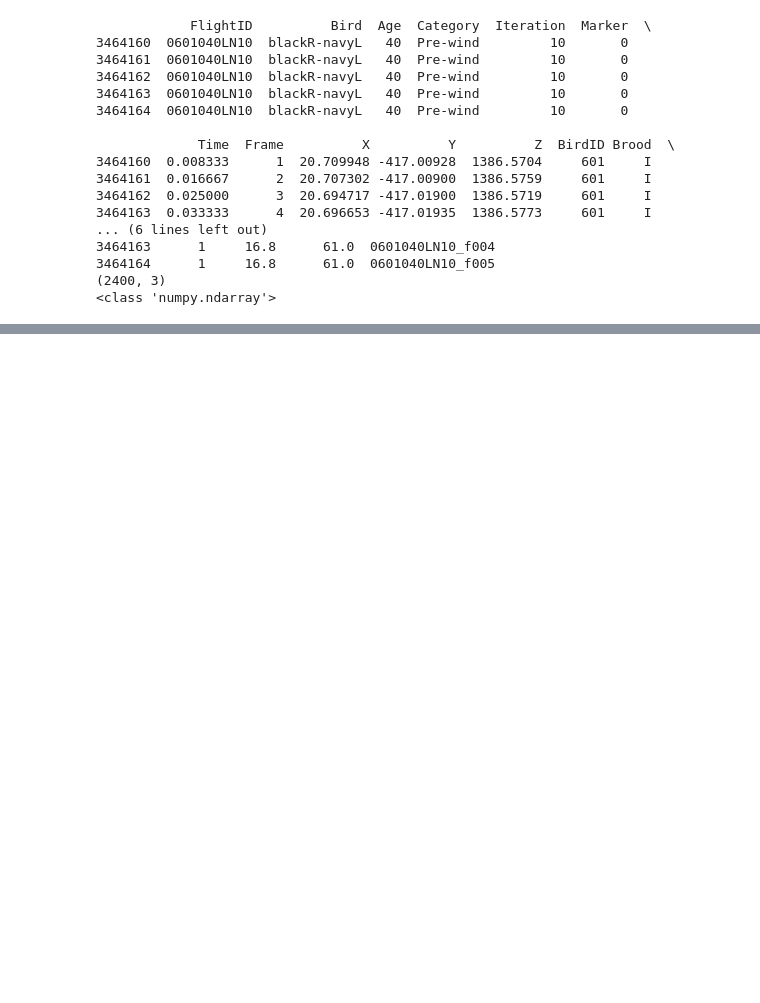
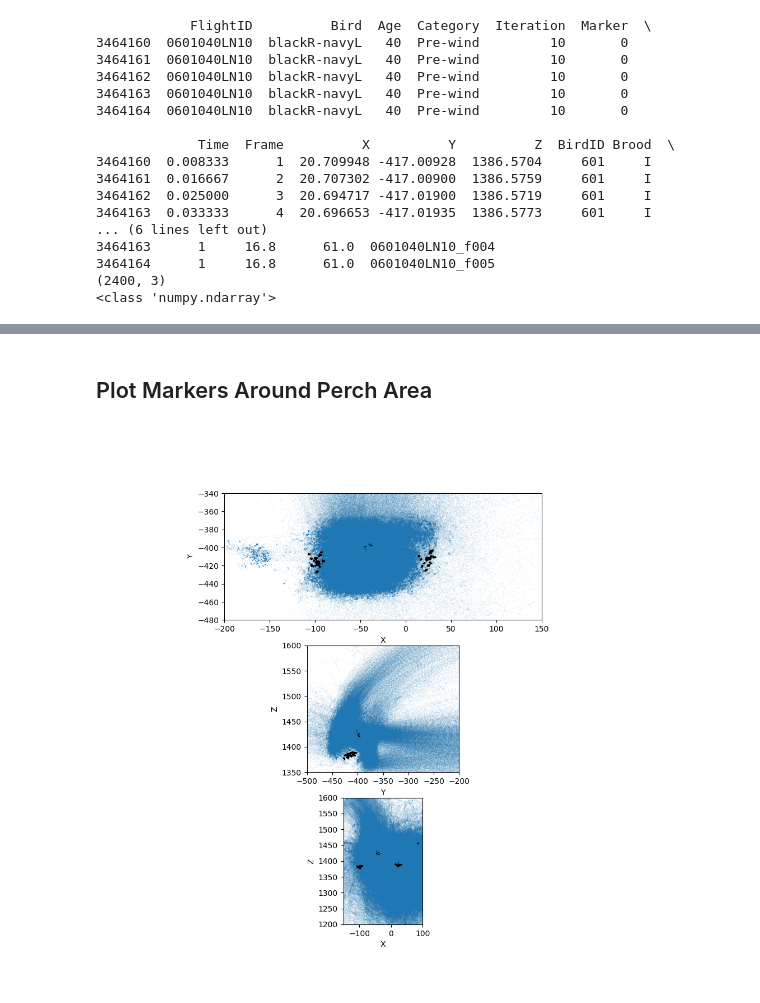
Before and after one commit to dthandi/TrackingMoCap, a Jupyter notebook: notebooks/tracking_markers.ipynb, the cells around one changed output, grey strips where cells are left out. Saved outputs shown, nothing was run; the diff lists cells and outputs as text; code cells hidden in the pictures; blank space fills up the shorter version.

```diff
--- a/notebooks/tracking_markers.ipynb
+++ b/notebooks/tracking_markers.ipynb
@@ -114,0 +180,61 @@ plt.show()
+# %% [markdown]
+## Plot Markers Around Perch Area
+# %%
+%matplotlib widget
+
+fig, ax = plt.subplots(3,1, figsize=(10,10))
+
+slc = processed_df['Stationary'] == 0
+x = processed_df[slc].X
+y = processed_df[slc].Y
+z = processed_df[slc].Z
+time = processed_df[slc].Time
+
+# Plot the moving points
+ax[0].scatter(x, y, s=1, edgecolors='None', alpha=0.1)
+ax[1].scatter(y, z, s=1, edgecolors='None', alpha=0.1)
+ax[2].scatter(x, z, s=1, edgecolors='None', alpha=0.1)
+
+# Plot the stationary points
+slc = processed_df['Stationary'] != 0
+x = processed_df[slc].X
+y = processed_df[slc].Y
+z = processed_df[slc].Z
+time = processed_df[slc].Time
+
+ax[0].scatter(x, y, s=1, c='k', alpha=0.1, edgecolors='None')
+ax[1].scatter(y, z, s=1, c='k', alpha=0.1, edgecolors='None')
+ax[2].scatter(x, z, s=1, c='k', alpha=0.1, edgecolors='None')
+
+# Axis labels
+
+ax[0].set_xlabel('X')
+ax[0].set_ylabel('Y')
+ax[0].set_aspect('equal')
+
+ax[1].set_xlabel('Y')
+ax[1].set_ylabel('Z')
+ax[1].set_aspect('equal')
+
+ax[2].set_xlabel('X')
+ax[2].set_ylabel('Z')
+ax[2].set_aspect('equal')
+
+
+# Optional: look at the perch points (comment out to see the whole trajectories)
+ax[0].set_xlim(-200,150)
+ax[0].set_ylim(-480,-340)
+
+ax[1].set_xlim(-500,-200)
+ax[1].set_ylim(1350,1600)
+
+ax[2].set_xlim(-150,100)
+ax[2].set_ylim(1200,1600)
+
+# x = -96 -100
+# y = -418 -414
+
+
+plt.show()
+# %% [output]
+[figure, added]
```
Also changed, not shown: parts of 14 cells of this notebook, 1 other file.
